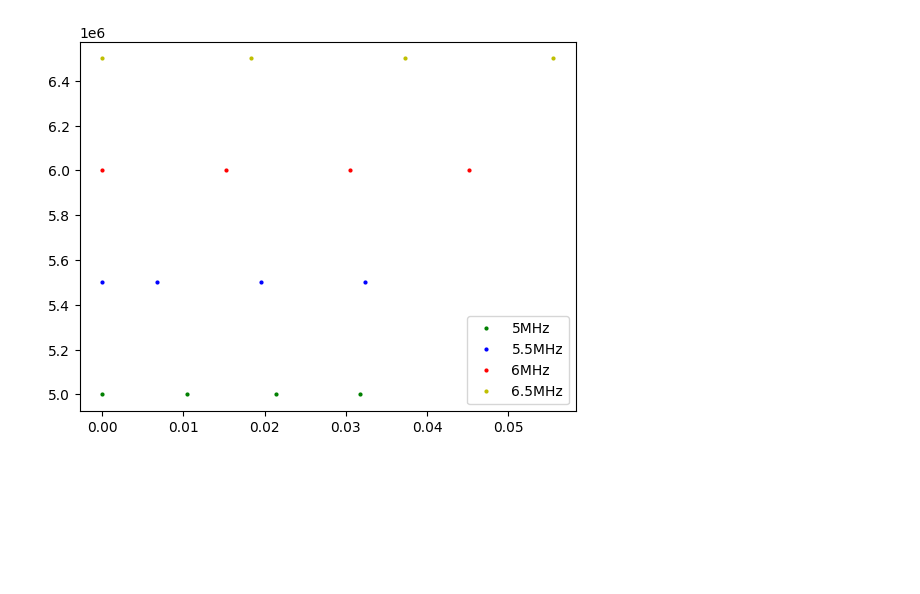
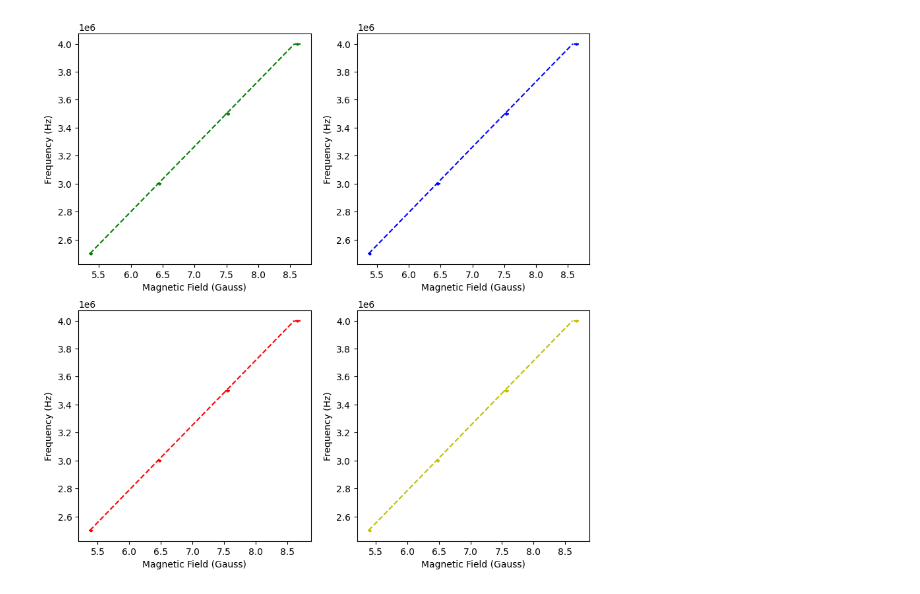
Before and after one commit to Shaquible/ENPH453, a Jupyter notebook: pump/lowFieldZeeman.ipynb, the cells around one changed output. Drawn from its saved outputs; the diff is of its cells as text; code cells hidden in the pictures; blank space fills up the shorter version.

```diff
--- a/pump/lowFieldZeeman.ipynb
+++ b/pump/lowFieldZeeman.ipynb
@@ -146,18 +185,47 @@ plt.show()
-# %%
-spread1 = np.array([firstPeakBs[0], secondPeakBs[0], thirdPeakBs[0], fourthPeakBs[0]])
-spread1 = spread1 - spread1[0]
-spread2 = np.array([firstPeakBs[1], secondPeakBs[1], thirdPeakBs[1], fourthPeakBs[1]])
-spread2 = spread2 - spread2[0]
-spread3 = np.array([firstPeakBs[2], secondPeakBs[2], thirdPeakBs[2], fourthPeakBs[2]])
-spread3 = spread3 - spread3[0]
-spread4 = np.array([firstPeakBs[3], secondPeakBs[3], thirdPeakBs[3], fourthPeakBs[3]])
-spread4 = spread4 - spread4[0]
-
-plt.plot(spread1, frequencies[0]*np.ones_like(spread1), "go", label='5MHz', markersize=2)
-plt.plot(spread2, frequencies[1]*np.ones_like(spread1), "bo", label='5.5MHz', markersize=2)
-plt.plot(spread3, frequencies[2]*np.ones_like(spread1), "ro", label='6MHz', markersize=2)
-plt.plot(spread4, frequencies[3]*np.ones_like(spread1), "yo", label='6.5MHz', markersize=2)
-plt.legend()
-plt.show()
-# %% [output]
-[figure, removed]
+# %%
+frequencies = np.array([2.5e6, 3e6, 3.5e6, 4e6])
+mainFieldIs = np.array([0.310, 0.371, 0.433, 0.495])*2
+firstPeakIs = np.array([0.284, 0.310, 0.312, 0.343])
+secondPeakIs = np.array([0.297, 0.330, 0.340, 0.379])
+thirdPeakIs = np.array([0.312, 0.352, 0.368, 0.416])
+fourthPeakIs = np.array([0.327, 0.372, 0.396, 0.452])
+fifthPeakIs = np.array([0.341, 0.393, 0.425, 0.490])
+sixthPeakIs = np.array([0.356, 0.414, 0.454, 0.527])
+firstPeakBs = BField(mainFieldIs, firstPeakIs)
+secondPeakBs = BField(mainFieldIs, secondPeakIs)
+thirdPeakBs = BField(mainFieldIs, thirdPeakIs)
+fourthPeakBs = BField(mainFieldIs, fourthPeakIs)
+fifthPeakBs = BField(mainFieldIs, fifthPeakIs)
+sixthPeakBs = BField(mainFieldIs, sixthPeakIs)
+plotFreqs = np.linspace(2.5e6, 4e6, 100)
+predictedFirstPeaks = []
+predictedSecondPeaks = []
+predictedThirdPeaks = []
+predictedFourthPeaks = []
+for freq in plotFreqs:
+    resonances = quadraticResField(freq*2*np.pi, 1/3)
+    predictedFirstPeaks.append(resonances[0])
+    predictedSecondPeaks.append(resonances[1])
+    predictedThirdPeaks.append(resonances[2])
+    predictedFourthPeaks.append(resonances[3])
+
+fig, ax = plt.subplots(2,2, figsize=(10,10))
+ax[0,0].errorbar(unp.nominal_values(firstPeakBs), frequencies, xerr = unp.std_devs(firstPeakBs), fmt ="go", label='FirstPeak', markersize=2)
+ax[0,0].plot(predictedFirstPeaks, plotFreqs, "g--", label='FirstPeakPredicted', markersize=2)
+ax[0,0].set_xlabel('Magnetic Field (Gauss)')
+ax[0,0].set_ylabel('Frequency (Hz)')
+ax[0,1].errorbar(unp.nominal_values(secondPeakBs), frequencies, xerr = unp.std_devs(secondPeakBs), fmt ="bo", label='SecondPeak', markersize=2)
+ax[0,1].plot(predictedSecondPeaks, plotFreqs, "b--", label='SecondPeakPredicted', markersize=2)
+ax[0,1].set_xlabel('Magnetic Field (Gauss)')
+ax[0,1].set_ylabel('Frequency (Hz)')
+ax[1,0].errorbar(unp.nominal_values(thirdPeakBs), frequencies, xerr = unp.std_devs(thirdPeakBs), fmt ="ro", label='ThirdPeak', markersize=2)
+ax[1,0].plot(predictedThirdPeaks, plotFreqs, "r--", label='ThirdPeakPredicted', markersize=2)
+ax[1,0].set_xlabel('Magnetic Field (Gauss)')
+ax[1,0].set_ylabel('Frequency (Hz)')
+ax[1,1].errorbar(unp.nominal_values(fourthPeakBs), frequencies, xerr = unp.std_devs(fourthPeakBs), fmt ="yo", label='FourthPeak', markersize=2)
+ax[1,1].plot(predictedFourthPeaks, plotFreqs, "y--", label='FourthPeakPredicted', markersize=2)
+ax[1,1].set_xlabel('Magnetic Field (Gauss)')
+ax[1,1].set_ylabel('Frequency (Hz)')
+plt.show()
+# %% [output]
+[figure, added]
```
Also changed, not shown: parts of 8 cells of this notebook.
